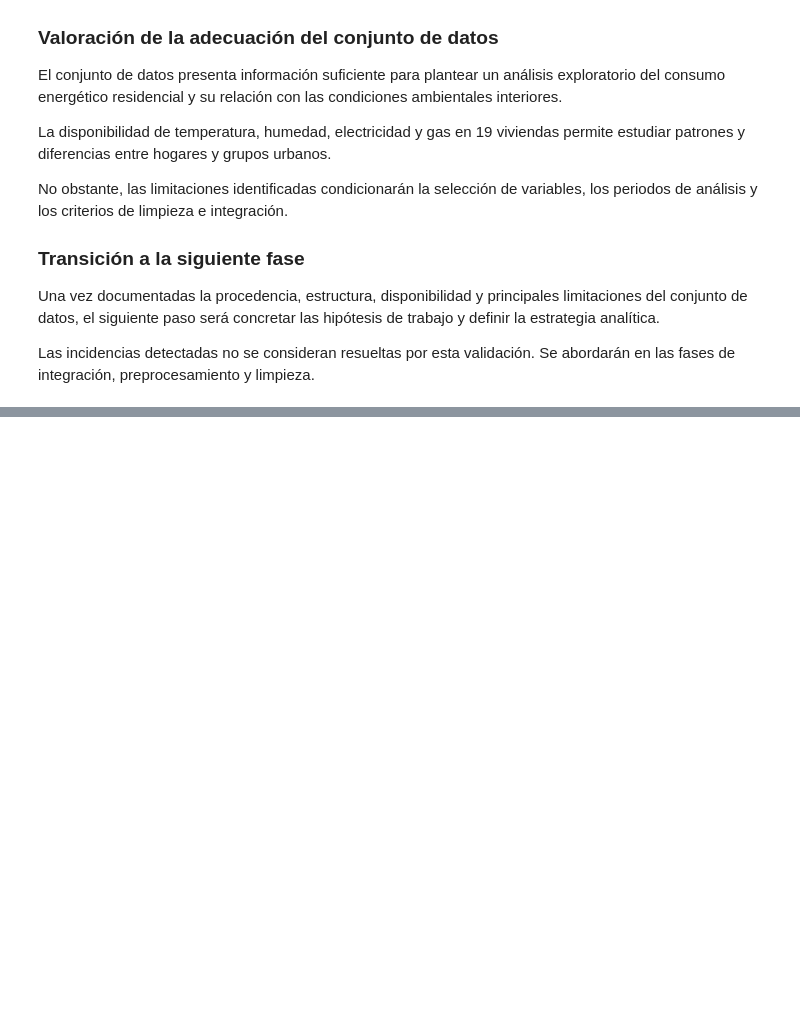
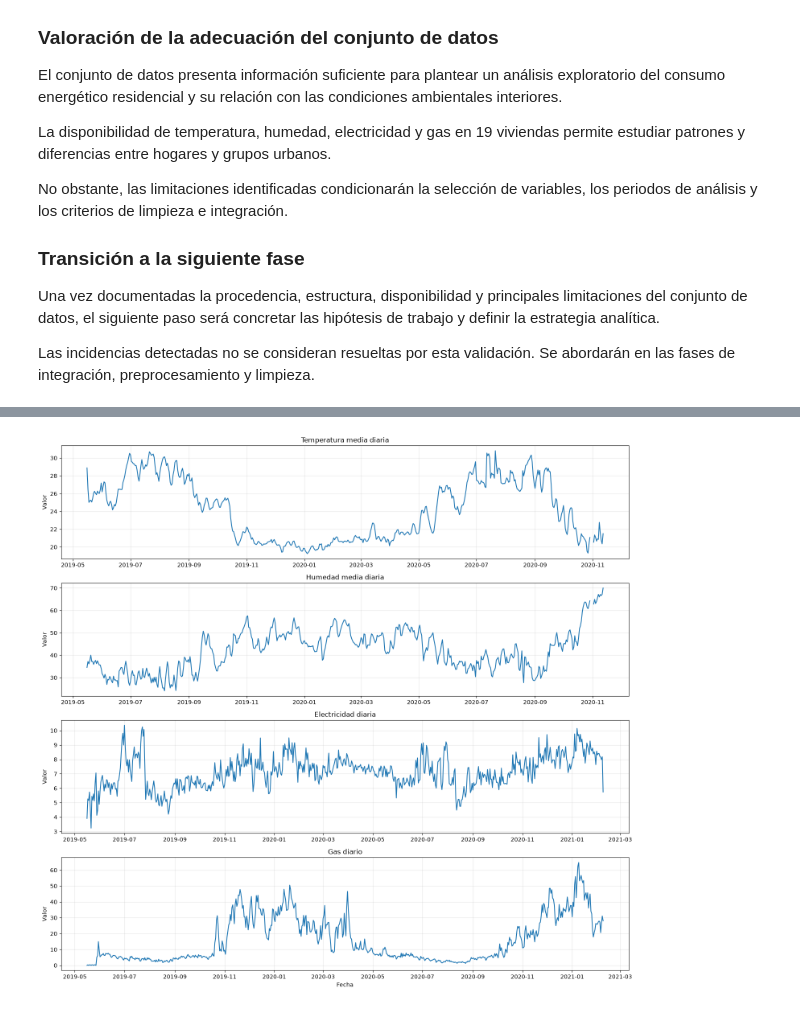
Before and after one commit to mochilooo/EDA-Monitorizacion-Energetica, a Jupyter notebook: src/main.ipynb, the cells around one changed output, grey strips where cells are left out. Cells and saved outputs as stored; diff of their text form; code cells hidden in the pictures; blank space fills up the shorter version.

```diff
--- a/src/main.ipynb
+++ b/src/main.ipynb
@@ -2594,0 +3557,36 @@ Las incidencias detectadas no se consideran resueltas por esta validación. Se a
+# %%
+import matplotlib.pyplot as plt
+
+variables = [
+    "TEMPERATURE",
+    "HUMIDITY",
+    "ELECTRICITY",
+    "GAS"
+]
+
+titles = [
+    "Temperatura media diaria",
+    "Humedad media diaria",
+    "Electricidad diaria",
+    "Gas diario"
+]
+
+fig, axes = plt.subplots(4, 1, figsize=(15, 14))
+
+for ax, variable, title in zip(axes, variables, titles):
+
+    daily_mean = (
+        df_daily.groupby("Date_day")[variable]
+        .mean()
+    )
+
+    ax.plot(daily_mean.index, daily_mean.values)
+    ax.set_title(title)
+    ax.set_ylabel("Valor")
+    ax.grid(alpha=0.3)
+
+plt.xlabel("Fecha")
+plt.tight_layout()
+plt.show()
+# %% [output]
+[figure, added]
```
Also changed, not shown: parts of 54 cells of this notebook, 3 other files.
